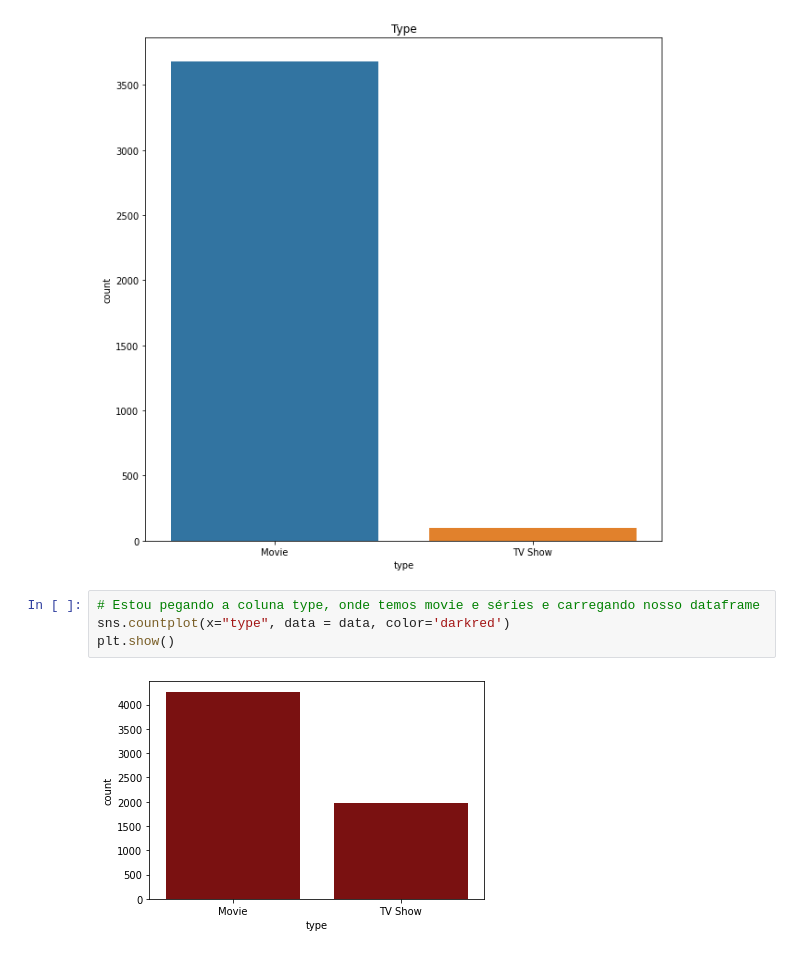
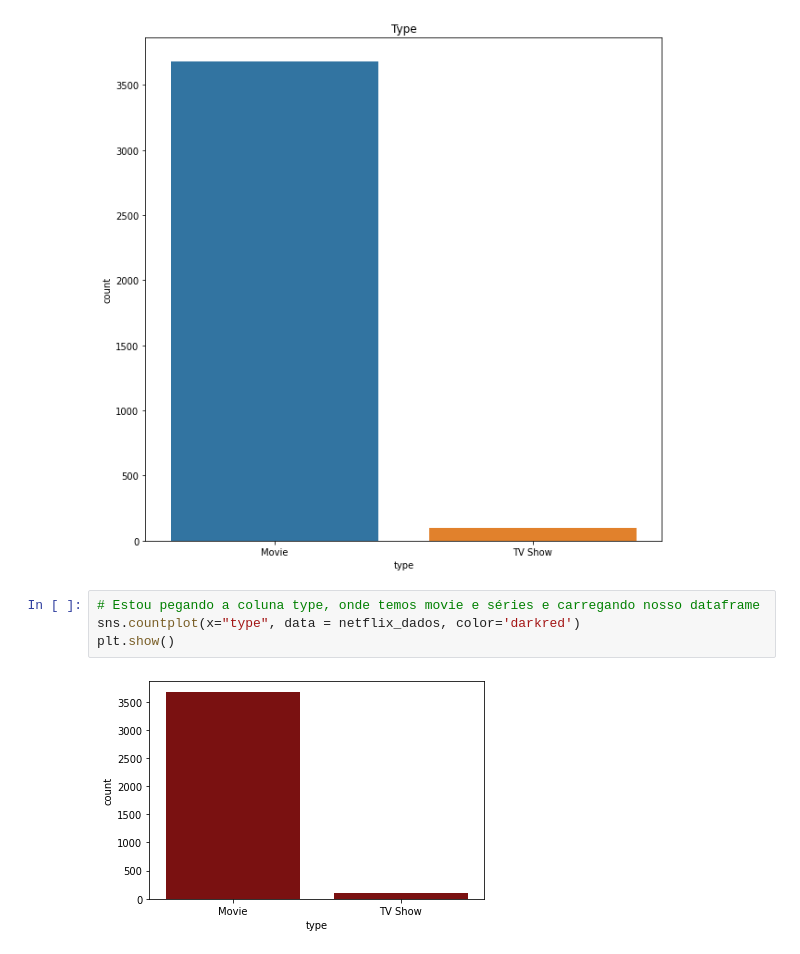
Before and after one commit to Hugox96/Netfliz_Python, a Jupyter notebook: Netflix.ipynb, the cells around one changed output. Cells and saved outputs as stored; diff of their text form.

```diff
--- a/Netflix.ipynb
+++ b/Netflix.ipynb
@@ -120,7 +133,7 @@ plt.show()
 [figure]
 # %%
 # Estou pegando a coluna type, onde temos movie e séries e carregando nosso dataframe
-sns.countplot(x="type", data = data, color='darkred')
+sns.countplot(x="type", data = netflix_dados, color='darkred')
 plt.show()
 # %% [output]
-[figure, old version]
+[figure, new version]
```
Also changed, not shown: parts of 2 cells of this notebook.
